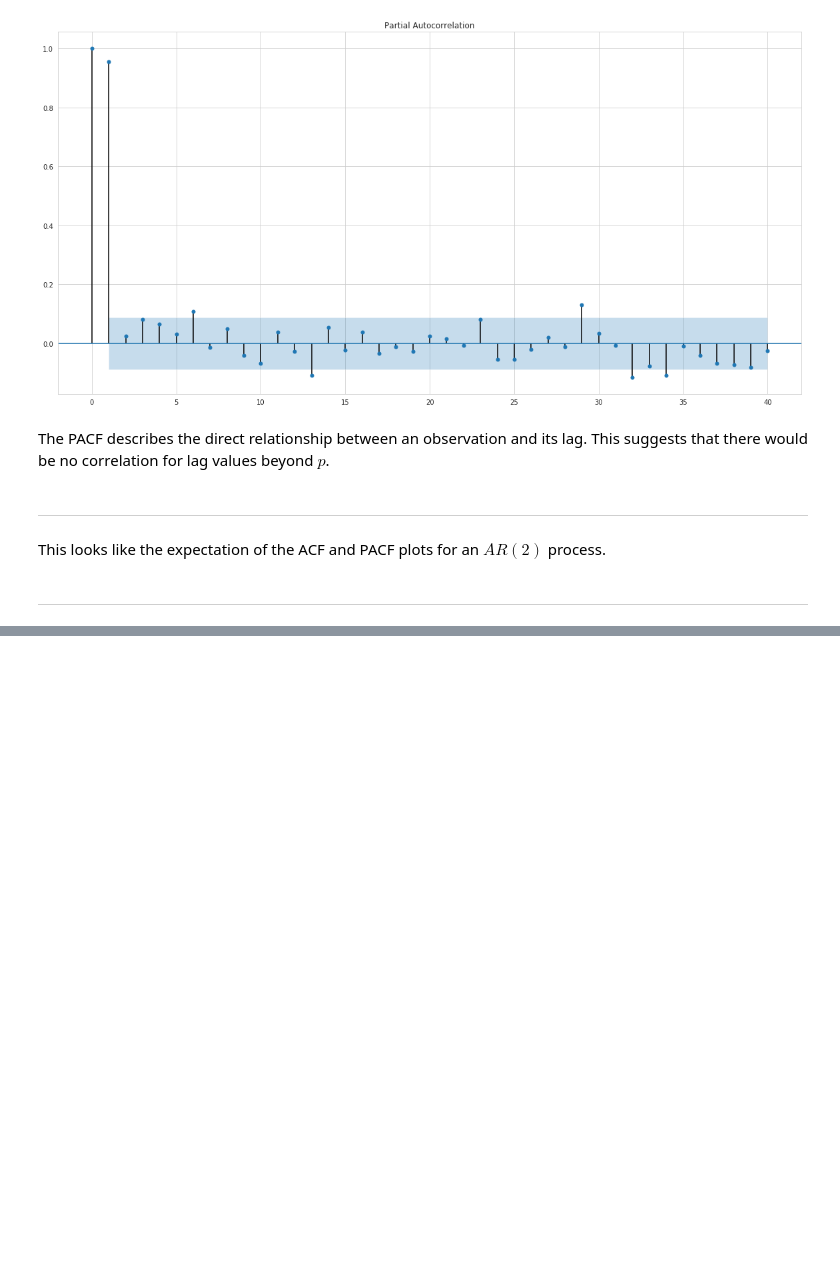
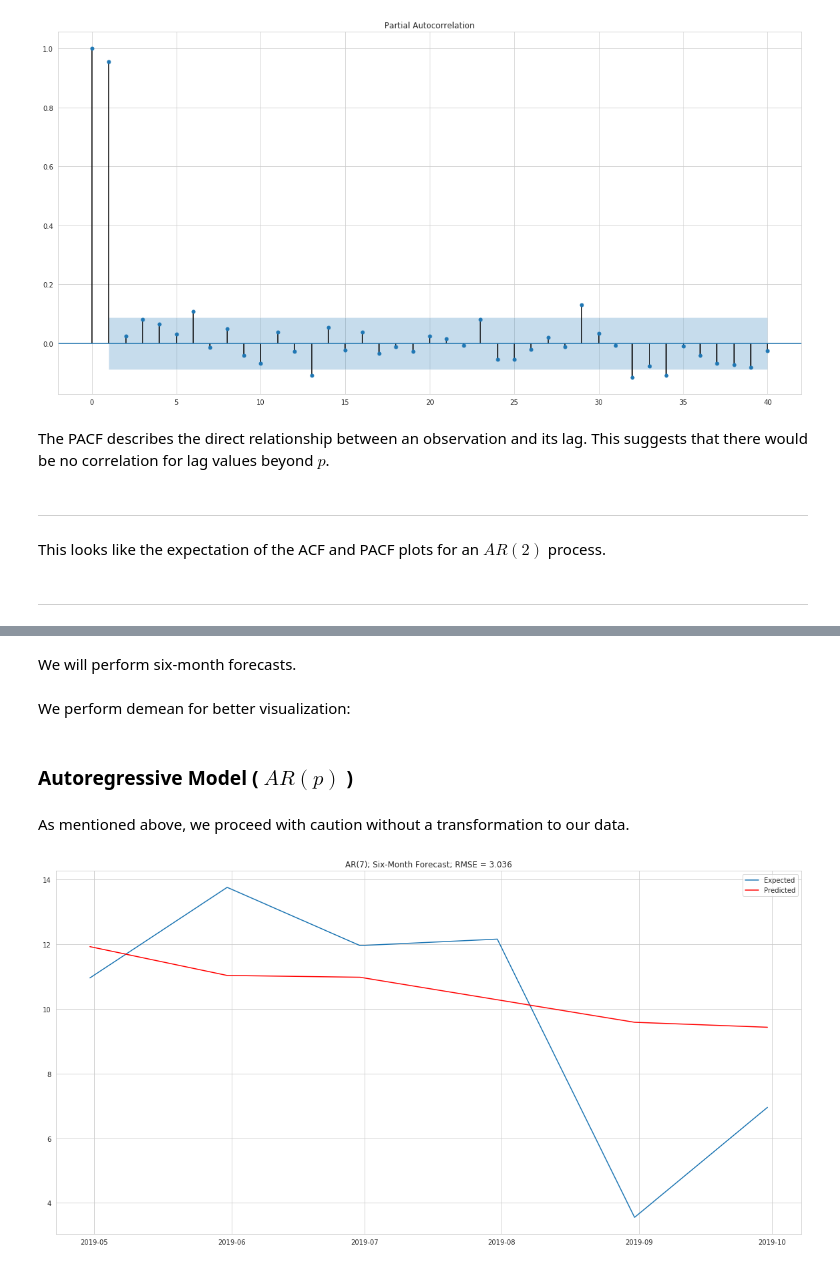
Before and after one commit to nt-ds/ckt-time-series-analysis, a Jupyter notebook: notebooks/Consumer Sentiment - Time Series Analysis.ipynb, the cells around one changed output, grey strips where cells are left out. Cells and saved outputs as stored; diff of their text form; code cells hidden in the pictures; blank space fills up the shorter version.

Commit message:
Added AR and ARMA models

```diff
--- a/notebooks/Consumer Sentiment - Time Series Analysis.ipynb
+++ b/notebooks/Consumer Sentiment - Time Series Analysis.ipynb
@@ -329,0 +321,14 @@ This looks like the expectation of the ACF and PACF plots for an $AR(2)$ process
+# %% [markdown]
+We will perform six-month forecasts.
+# %% [markdown]
+We perform demean for better visualization:
+# %%
+df_dm = get_stats.Stats.demean(df)
+# %% [markdown]
+### Autoregressive Model ( $AR(p)$ )
+# %% [markdown]
+As mentioned above, we proceed with caution without a transformation to our data.
+# %%
+get_stats.Stats.AR_model(df_dm)
+# %% [output]
+[figure, added]
```
Also changed, not shown: parts of 24 cells of this notebook.
